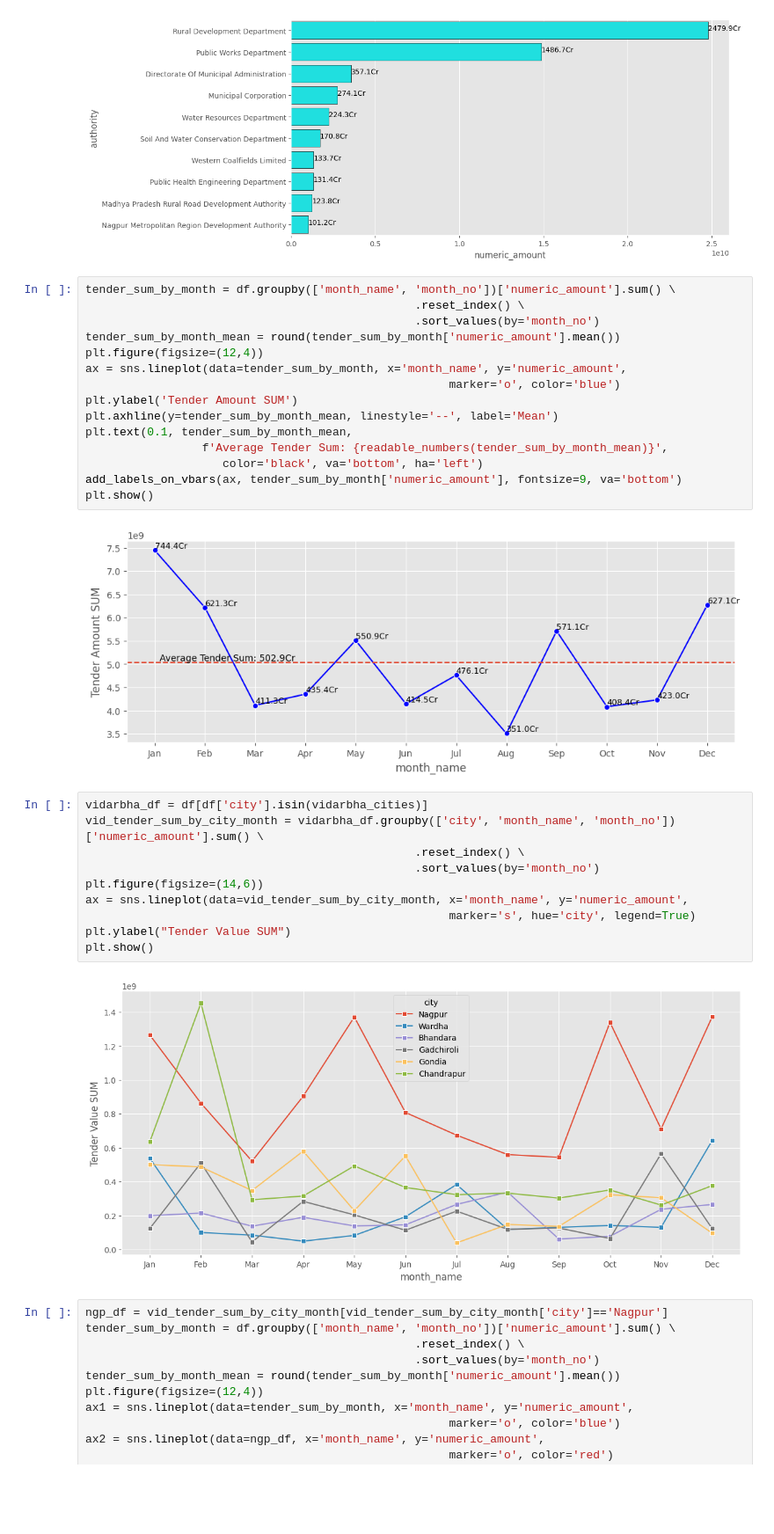
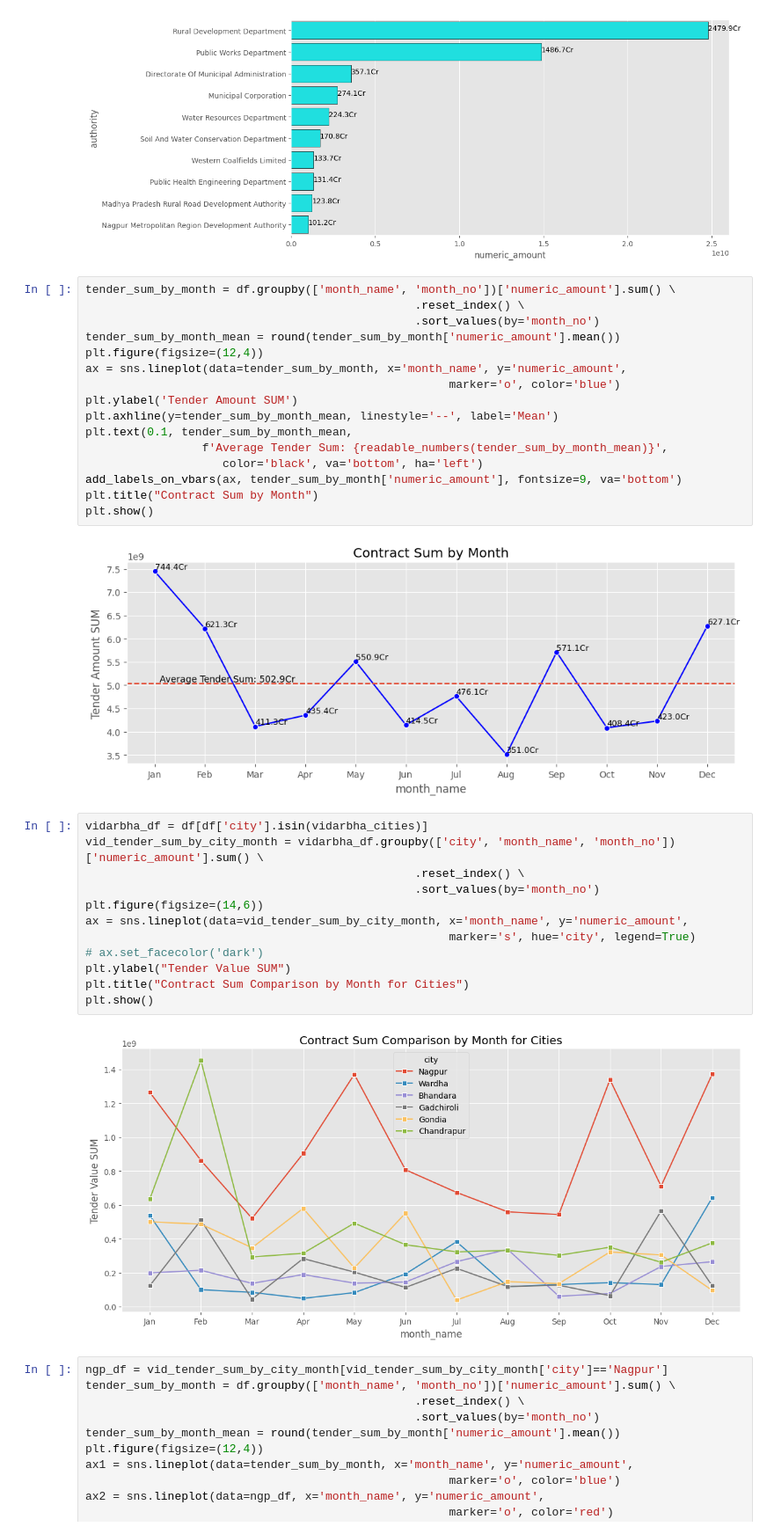
Before and after one commit to g1gasad/EDA, a Jupyter notebook: Civil Tenders EDA/EDA Tenders without outliers.ipynb, the cells around one changed output. Shown at 88% size. Drawn from its saved outputs; the diff is of its cells as text; blank space fills up the shorter version.

```diff
--- a/Civil Tenders EDA/EDA Tenders without outliers.ipynb
+++ b/Civil Tenders EDA/EDA Tenders without outliers.ipynb
@@ -181,21 +158,24 @@ plt.text(0.1, tender_sum_by_month_mean,
                  f'Average Tender Sum: {readable_numbers(tender_sum_by_month_mean)}',
                     color='black', va='bottom', ha='left')
 add_labels_on_vbars(ax, tender_sum_by_month['numeric_amount'], fontsize=9, va='bottom')
+plt.title("Contract Sum by Month")
 plt.show()
 # %% [output]
-[figure, old version]
+[figure, new version]
 # %%
 vidarbha_df = df[df['city'].isin(vidarbha_cities)]
 vid_tender_sum_by_city_month = vidarbha_df.groupby(['city', 'month_name', 'month_no'])['numeric_amount'].sum() \
                                                 .reset_index() \
                                                 .sort_values(by='month_no')
 plt.figure(figsize=(14,6))
 ax = sns.lineplot(data=vid_tender_sum_by_city_month, x='month_name', y='numeric_amount',
                                                      marker='s', hue='city', legend=True)
+# ax.set_facecolor('dark')
 plt.ylabel("Tender Value SUM")
+plt.title("Contract Sum Comparison by Month for Cities")
 plt.show()
 # %% [output]
-[figure, old version]
+[figure, new version]
 # %%
 ngp_df = vid_tender_sum_by_city_month[vid_tender_sum_by_city_month['city']=='Nagpur']
 tender_sum_by_month = df.groupby(['month_name', 'month_no'])['numeric_amount'].sum() \
```
Also changed, not shown: parts of 15 cells of this notebook.
